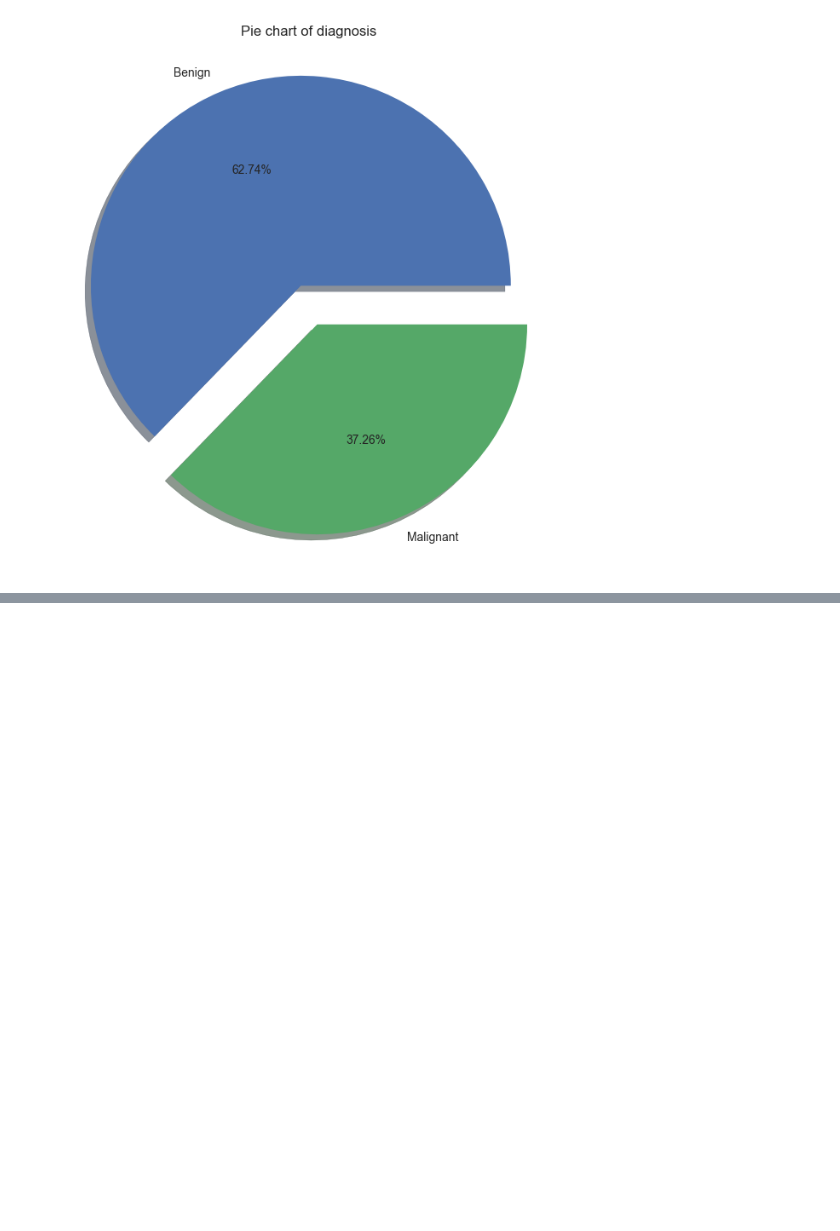
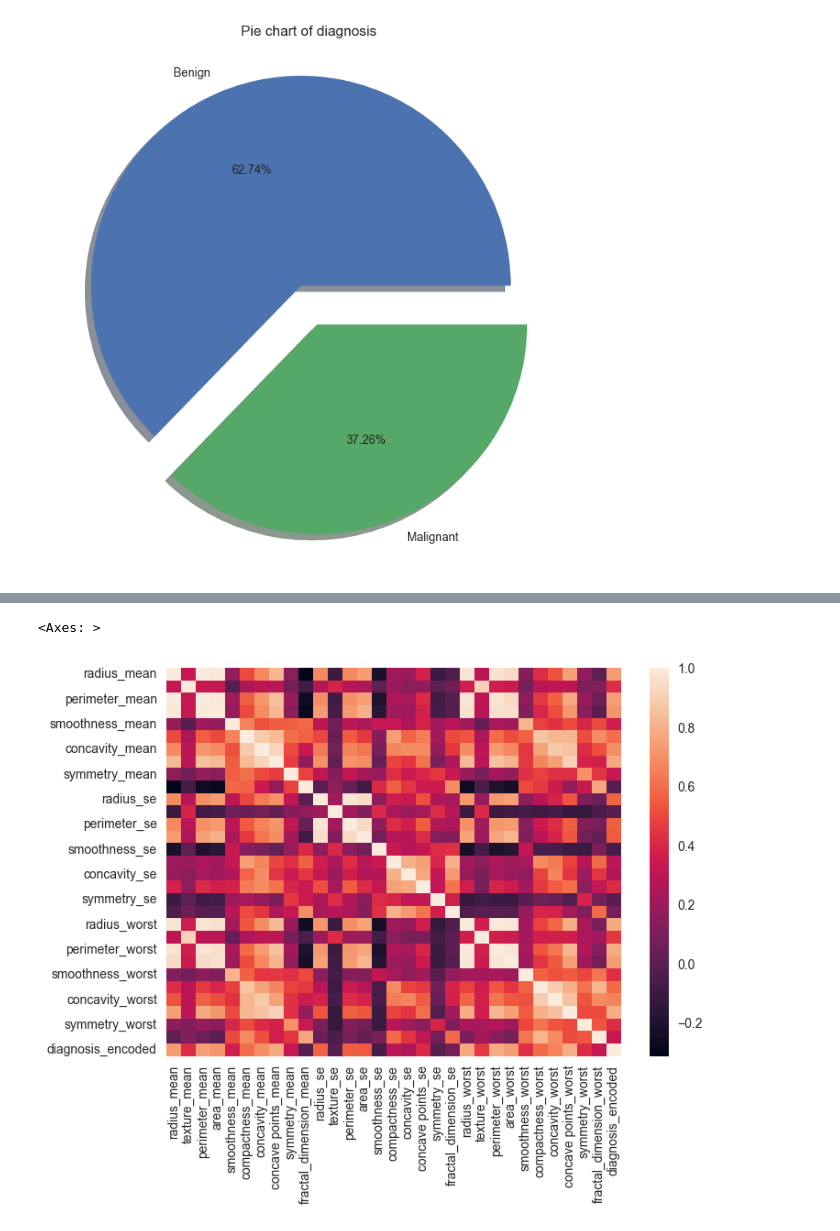
Before and after one commit to Shrestha-Ain/Breast_Cancer_Detector_logistic_Regression, a Jupyter notebook: Feature_engineering.ipynb, the cells around one changed output, grey strips where cells are left out. Drawn from its saved outputs; the diff is of its cells as text; code cells hidden in the pictures; blank space fills up the shorter version.

```diff
--- a/Feature_engineering.ipynb
+++ b/Feature_engineering.ipynb
@@ -251,0 +254,2 @@ plt.show()
+# %%
+df_copy=df.drop('diagnosis',axis = 1)
@@ -251,0 +287,5 @@ plt.show()
+# %%
+sns.heatmap(df_copy.corr())
+# %% [output]
+<Axes: >
+[figure, added]
```
Also changed, not shown: parts of 14 cells of this notebook, 1 other file.
